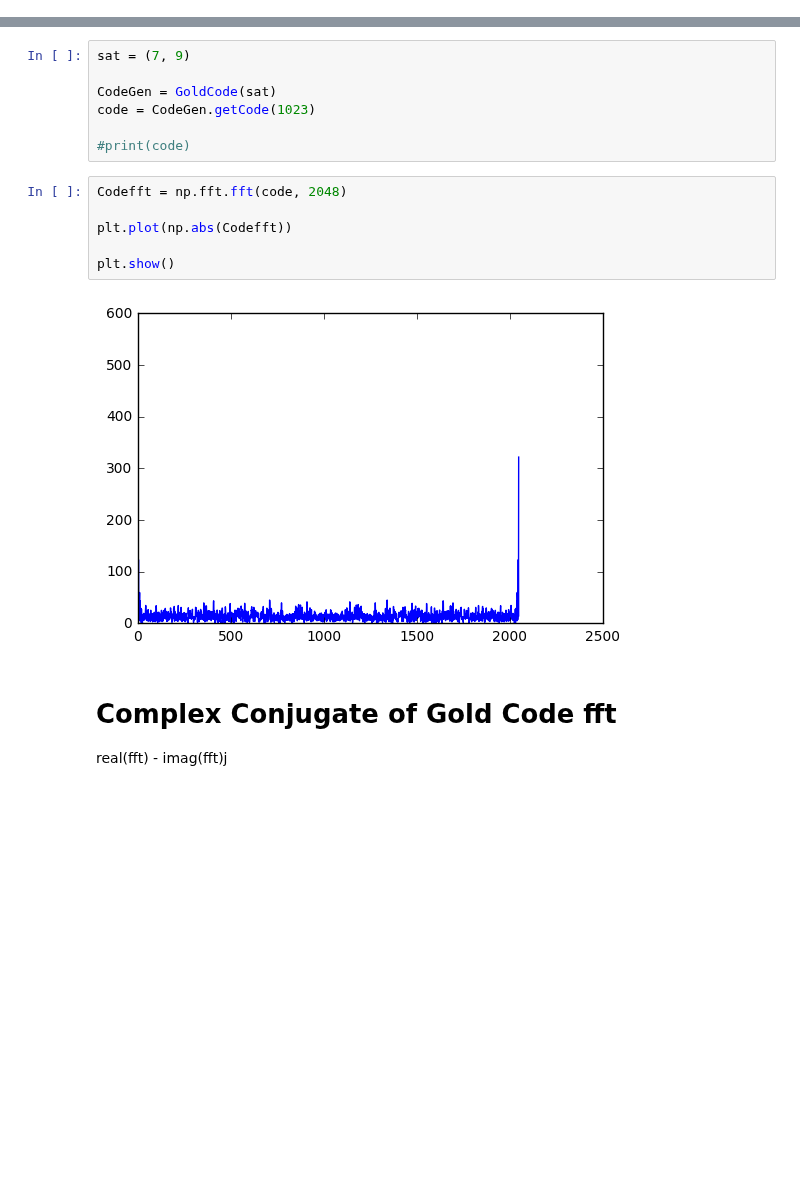
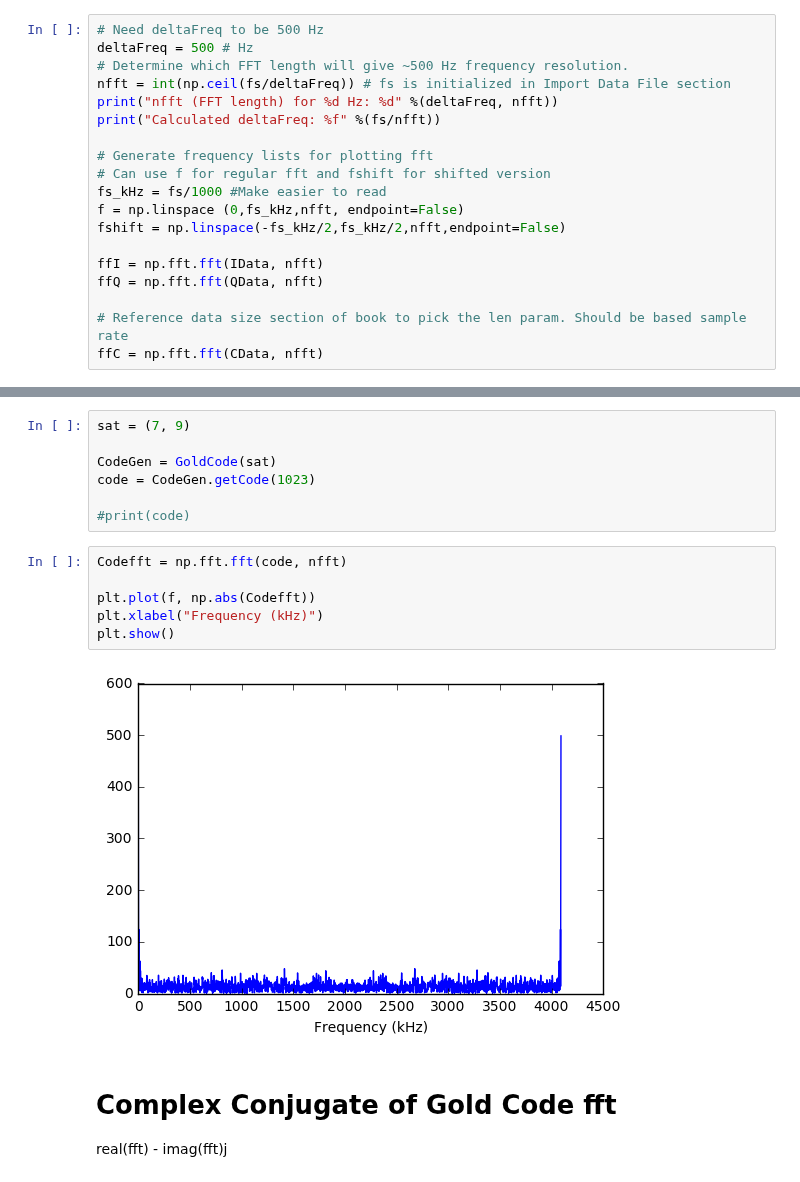
Before and after one commit to psas/gps, a Jupyter notebook: notebooks/Acquisition.ipynb, the cells around one changed output, grey strips where cells are left out. Cells and saved outputs as stored; diff of their text form; blank space fills up the shorter version.

Commit message:
Cleaned up ByteToIQPairs Function. Modified file read to allow sample length (20ms currently). Set nfft length for delta frequency of 500 Hz. Generated frequency and time vectors for plots.

```diff
--- a/notebooks/Acquisition.ipynb
+++ b/notebooks/Acquisition.ipynb
@@ -139,0 +130,19 @@ ffC = np.fft.fft(CData, 2048)
+# %%
+# Need deltaFreq to be 500 Hz
+deltaFreq = 500 # Hz
+# Determine which FFT length will give ~500 Hz frequency resolution.
+nfft = int(np.ceil(fs/deltaFreq)) # fs is initialized in Import Data File section
+print("nfft (FFT length) for %d Hz: %d" %(deltaFreq, nfft))
+print("Calculated deltaFreq: %f" %(fs/nfft))
+
+# Generate frequency lists for plotting fft
+# Can use f for regular fft and fshift for shifted version
+fs_kHz = fs/1000 #Make easier to read
+f = np.linspace (0,fs_kHz,nfft, endpoint=False)
+fshift = np.linspace(-fs_kHz/2,fs_kHz/2,nfft,endpoint=False)
+
+ffI = np.fft.fft(IData, nfft)
+ffQ = np.fft.fft(QData, nfft)
+
+# Reference data size section of book to pick the len param. Should be based sample rate
+ffC = np.fft.fft(CData, nfft)
@@ -169,13 +181,13 @@ code = CodeGen.getCode(1023)
 
 #print(code)
 # %%
-Codefft = np.fft.fft(code, 2048)
+Codefft = np.fft.fft(code, nfft)
 
-plt.plot(np.abs(Codefft))
-
+plt.plot(f, np.abs(Codefft))
+plt.xlabel("Frequency (kHz)")
 plt.show()
 # %% [output]
-[figure, old version]
+[figure, new version]
 # %% [markdown]
 # Complex Conjugate of Gold Code fft
 
```
Also changed, not shown: parts of 7 cells of this notebook.
